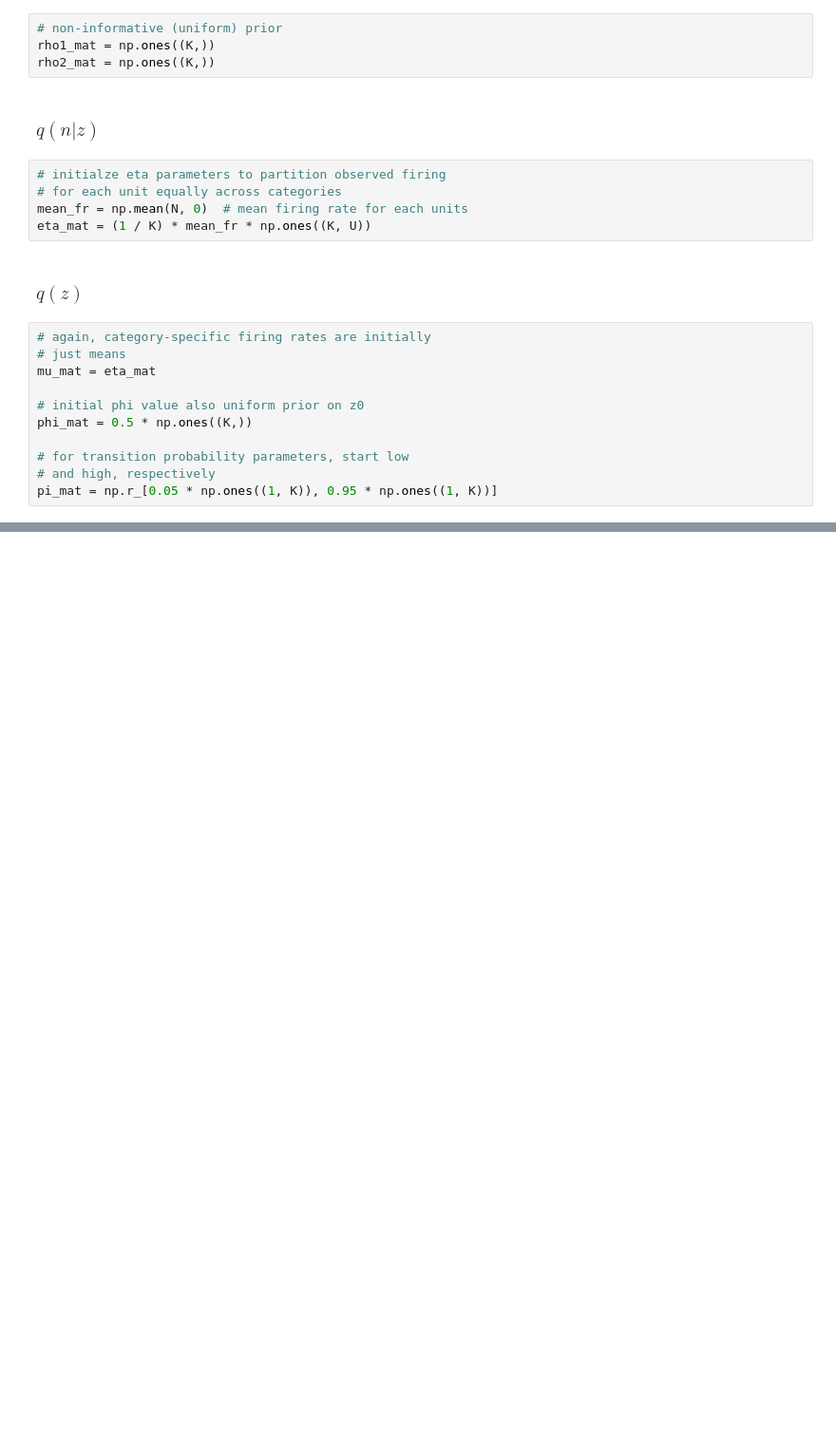
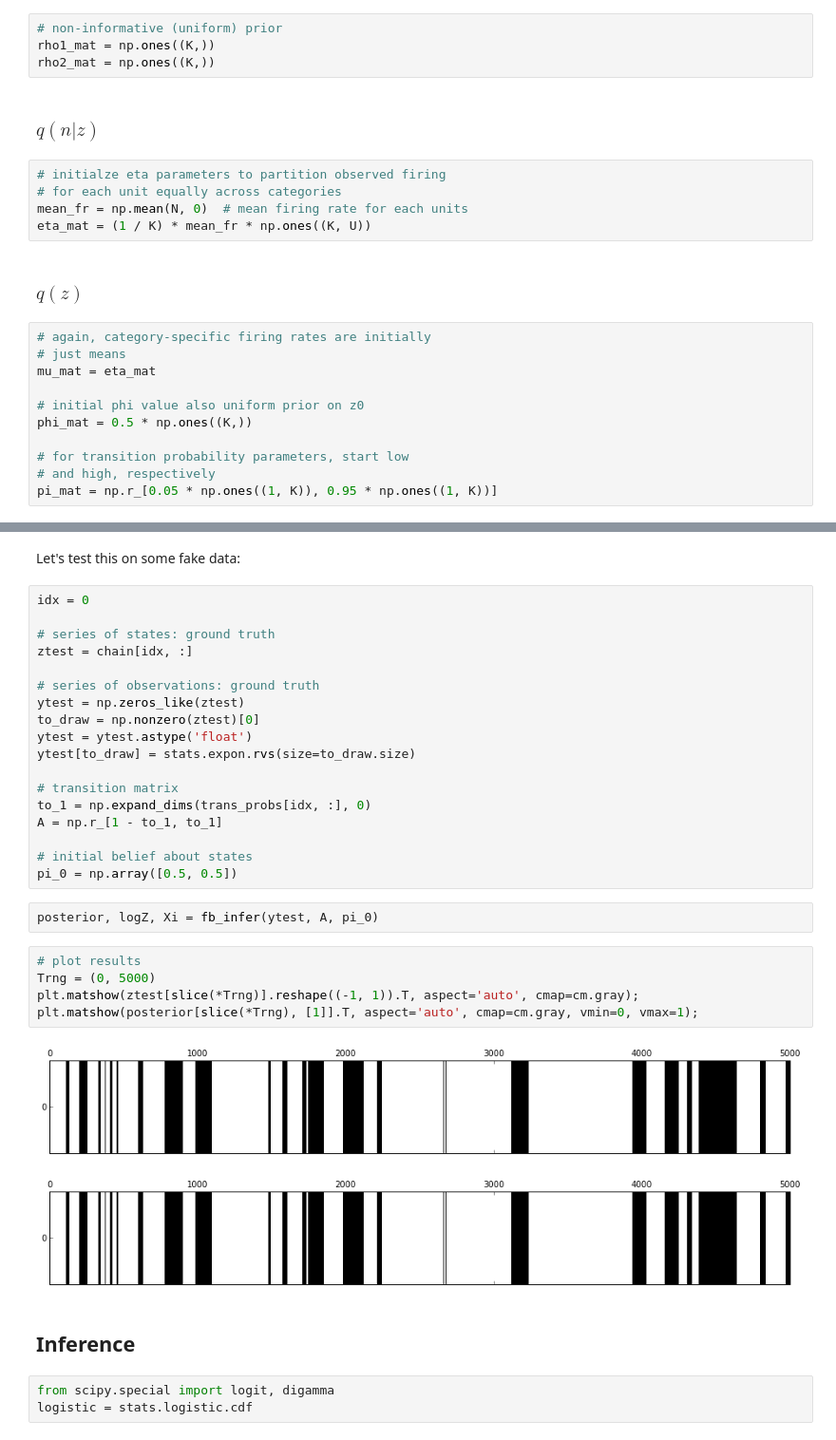
Before and after one commit to pearsonlab/spiketopics, a Jupyter notebook: model_2_scratch.ipynb, the cells around one changed output, grey strips where cells are left out. Shown at 95% size. Cells and saved outputs as stored; diff of their text form; blank space fills up the shorter version.

Commit message:
HMM function integration test passing

```diff
--- a/model_2_scratch.ipynb
+++ b/model_2_scratch.ipynb
@@ -133,0 +194,35 @@ pi_mat = np.r_[0.05 * np.ones((1, K)), 0.95 * np.ones((1, K))]
+# %% [markdown]
+Let's test this on some fake data:
+# %%
+idx = 0
+
+# series of states: ground truth
+ztest = chain[idx, :]
+
+# series of observations: ground truth
+ytest = np.zeros_like(ztest)
+to_draw = np.nonzero(ztest)[0]
+ytest = ytest.astype('float')
+ytest[to_draw] = stats.expon.rvs(size=to_draw.size)
+
+# transition matrix
+to_1 = np.expand_dims(trans_probs[idx, :], 0)
+A = np.r_[1 - to_1, to_1]
+
+# initial belief about states
+pi_0 = np.array([0.5, 0.5])
+# %%
+posterior, logZ, Xi = fb_infer(ytest, A, pi_0)
+# %%
+# plot results
+Trng = (0, 5000)
+plt.matshow(ztest[slice(*Trng)].reshape((-1, 1)).T, aspect='auto', cmap=cm.gray);
+plt.matshow(posterior[slice(*Trng), [1]].T, aspect='auto', cmap=cm.gray, vmin=0, vmax=1);
+# %% [output]
+[figure, added]
+[figure, added]
+# %% [markdown]
+## Inference
+# %%
+from scipy.special import logit, digamma
+logistic = stats.logistic.cdf
```
Also changed, not shown: parts of 3 cells of this notebook.
